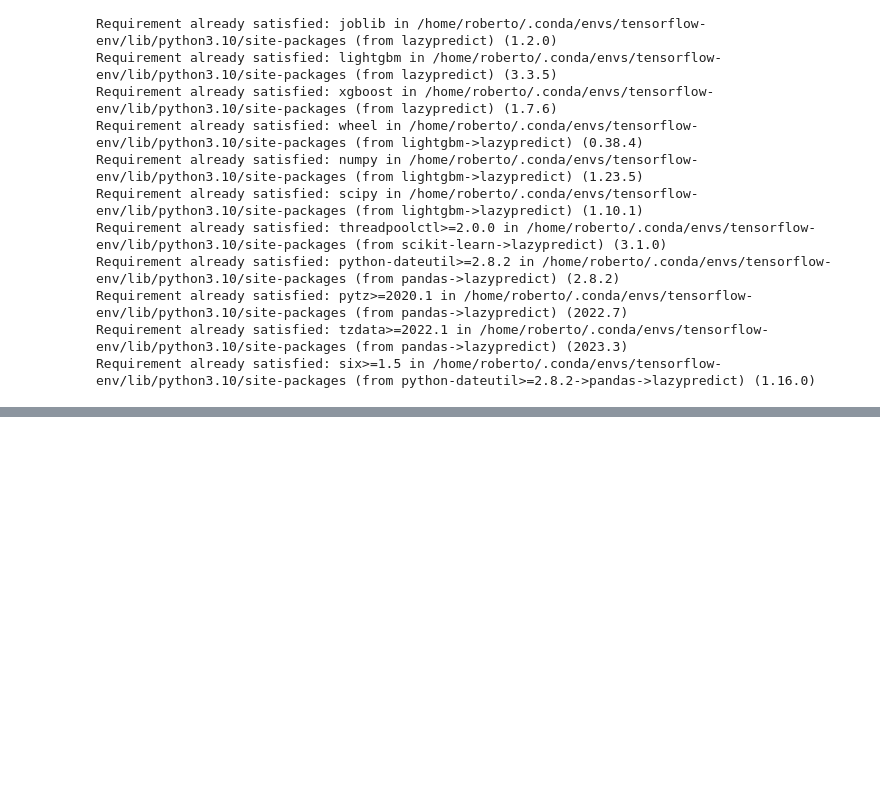
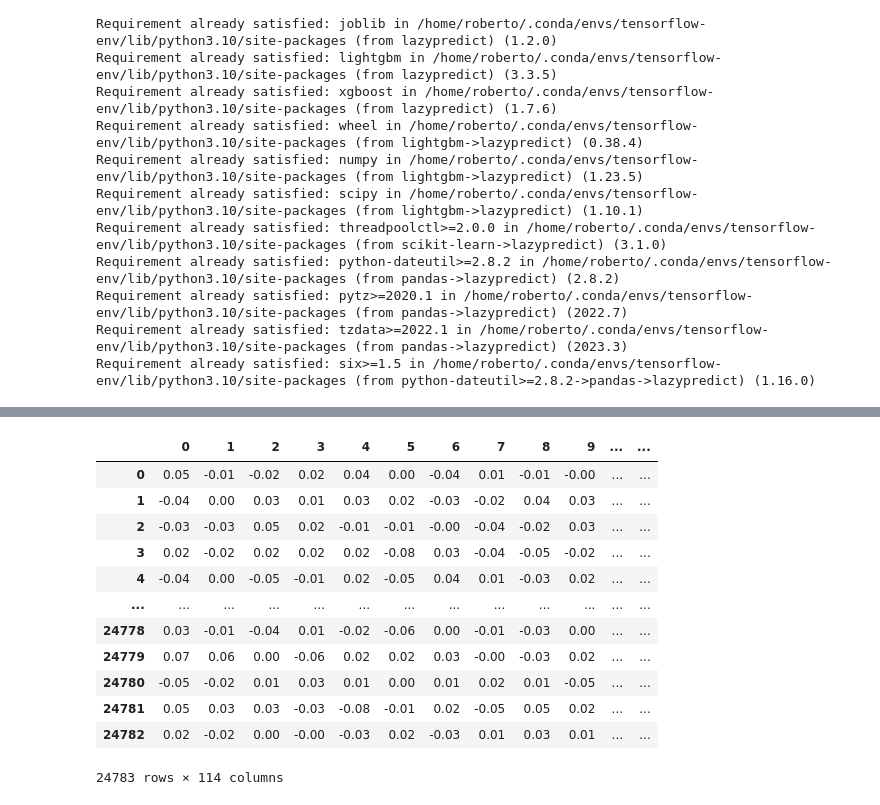
Before and after one commit to robertodr01/Ethical-NLP, a Jupyter notebook: lazy-classifier.ipynb, the cells around one changed output, grey strips where cells are left out. Saved outputs shown, nothing was run; the diff lists cells and outputs as text; code cells hidden in the pictures; blank space fills up the shorter version.

```diff
--- a/lazy-classifier.ipynb
+++ b/lazy-classifier.ipynb
@@ -37,0 +46,6 @@ data.head()
+# %%
+df = pd.read_csv("datasets/edited/davidson_with_classes.csv")
+del df['positive']
+del df['negative']
+del df['neutral']
+df
@@ -37,0 +66,17 @@ data.head()
+# %%
+dataframe = data.join(df)
+dataframe
+# %% [output]
+|  | 0 | 1 | 2 | 3 | 4 | 5 | 6 | 7 | 8 | 9 | ... | ... |
+| 0 | 0.05 | -0.01 | -0.02 | 0.02 | 0.04 | 0.00 | -0.04 | 0.01 | -0.01 | -0.00 | ... | ... |
+| 1 | -0.04 | 0.00 | 0.03 | 0.01 | 0.03 | 0.02 | -0.03 | -0.02 | 0.04 | 0.03 | ... | ... |
+| 2 | -0.03 | -0.03 | 0.05 | 0.02 | -0.01 | -0.01 | -0.00 | -0.04 | -0.02 | 0.03 | ... | ... |
+| 3 | 0.02 | -0.02 | 0.02 | 0.02 | 0.02 | -0.08 | 0.03 | -0.04 | -0.05 | -0.02 | ... | ... |
+| 4 | -0.04 | 0.00 | -0.05 | -0.01 | 0.02 | -0.05 | 0.04 | 0.01 | -0.03 | 0.02 | ... | ... |
+| ... | ... | ... | ... | ... | ... | ... | ... | ... | ... | ... | ... | ... |
+| 24778 | 0.03 | -0.01 | -0.04 | 0.01 | -0.02 | -0.06 | 0.00 | -0.01 | -0.03 | 0.00 | ... | ... |
+| 24779 | 0.07 | 0.06 | 0.00 | -0.06 | 0.02 | 0.02 | 0.03 | -0.00 | -0.03 | 0.02 | ... | ... |
+| 24780 | -0.05 | -0.02 | 0.01 | 0.03 | 0.01 | 0.00 | 0.01 | 0.02 | 0.01 | -0.05 | ... | ... |
+| 24781 | 0.05 | 0.03 | 0.03 | -0.03 | -0.08 | -0.01 | 0.02 | -0.05 | 0.05 | 0.02 | ... | ... |
+| 24782 | 0.02 | -0.02 | 0.00 | -0.00 | -0.03 | 0.02 | -0.03 | 0.01 | 0.03 | 0.01 | ... | ... |
+24783 rows × 114 columns
```
Also changed, not shown: parts of 12 cells of this notebook, 2 other files.
